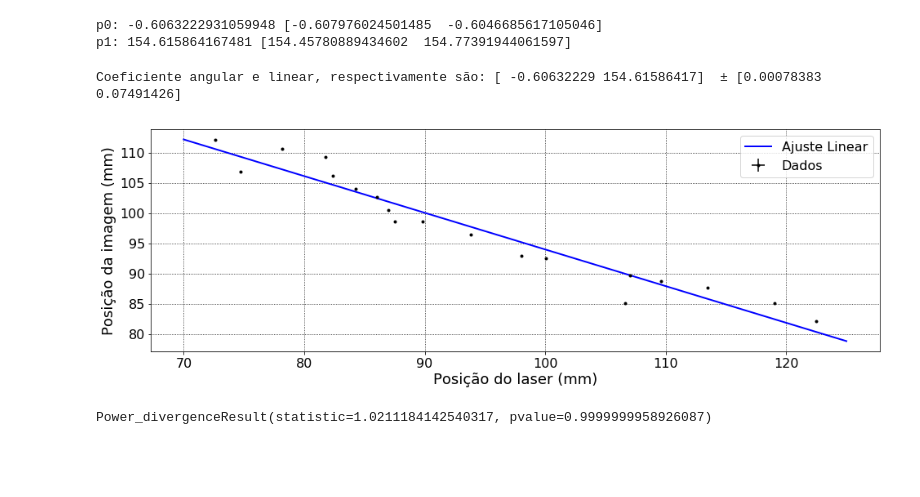
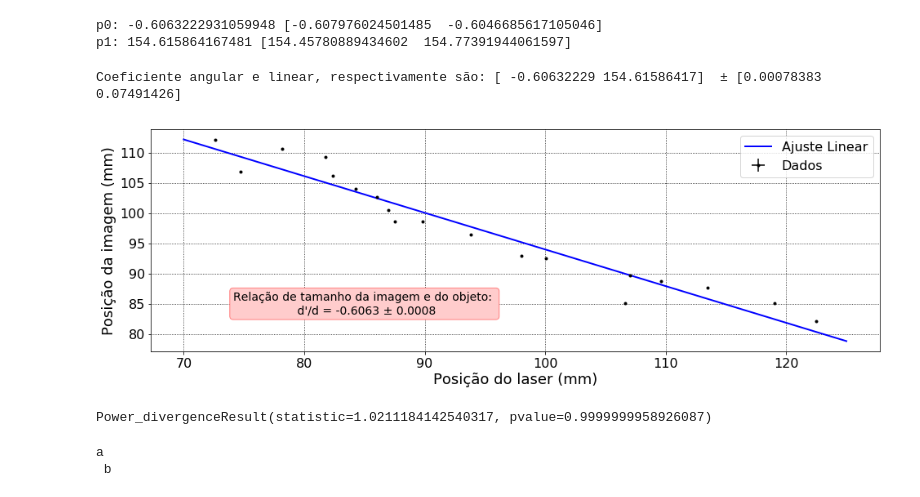
Before and after one commit to HBuenoo/IFUSP, a Jupyter notebook: Lab 4/Exp 1/Semana1.ipynb, the cells around one changed output. Cells and saved outputs as stored; diff of their text form; code cells hidden in the pictures; blank space fills up the shorter version.

```diff
--- a/Lab 4/Exp 1/Semana1.ipynb
+++ b/Lab 4/Exp 1/Semana1.ipynb
@@ -66,15 +66,22 @@ x_plots = np.linspace(70.,125.,100) # vetor para plotar o modelo
 # %%
 pl.errorbar(xdata, ydata, xerr= xerro, yerr=yerro, fmt='.',c='k',label=r'Dados')
 pl.plot(x_plots,linear_fit(x_plots,ans[0],ans[1]),c='b',lw=2,label=r'Ajuste Linear')
 pl.xlabel(r'Posição do laser (mm)', fontsize=18)
 pl.ylabel(r'Posição da imagem (mm)', fontsize=18)
 pl.legend(loc="upper right",fontsize = 16)
 pl.grid(ls=':',c='k')
+pl.text(85., 85., "Relação de tamanho da imagem e do objeto: \n d'/d = %.4f ± %.4f"%(ans[0], np.sqrt(np.diag(cov)[0])),
+        size=14, ha="center", va="center",
+        bbox=dict(boxstyle="round",
+                   ec=(1., 0.5, 0.5),
+                   fc=(1., 0.8, 0.8),
+                   )
+         )
 pl.savefig('Semana 1 - Lente delgada.png')
 print('Coeficiente angular e linear, respectivamente são:',ans,' ±', np.sqrt(np.diag(cov)))
 # %% [output]
 Coeficiente angular e linear, respectivamente são: [ -0.60632229 154.61586417]  ± [0.00078383 0.07491426]
-[figure, old version]
+[figure, new version]
 # %%
 # Exportando para csv para jogar no moodle:
 data = {'X':xdata, 'erro X':x_erro}
@@ -84,3 +91,8 @@ df.to_csv('Export_to_moodle.csv')
 chisquare(ydata, linear_fit(xdata, ans[0],ans[1]))
 # %% [output]
 Power_divergenceResult(statistic=1.0211184142540317, pvalue=0.9999999958926087)
+# %%
+print ('a \n b')
+# %% [output]
+a
+ b
```
Also changed, not shown: 2 other files.
